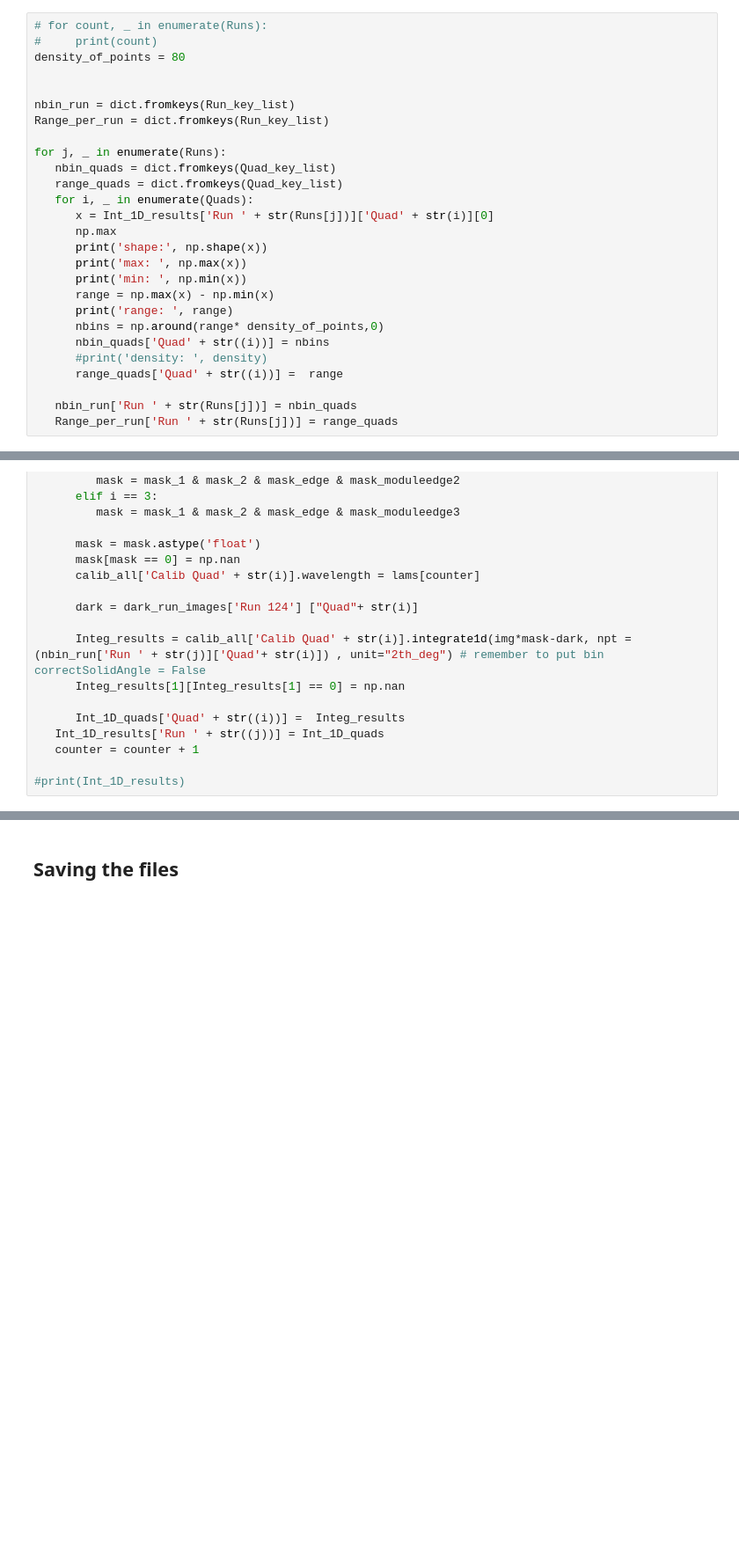
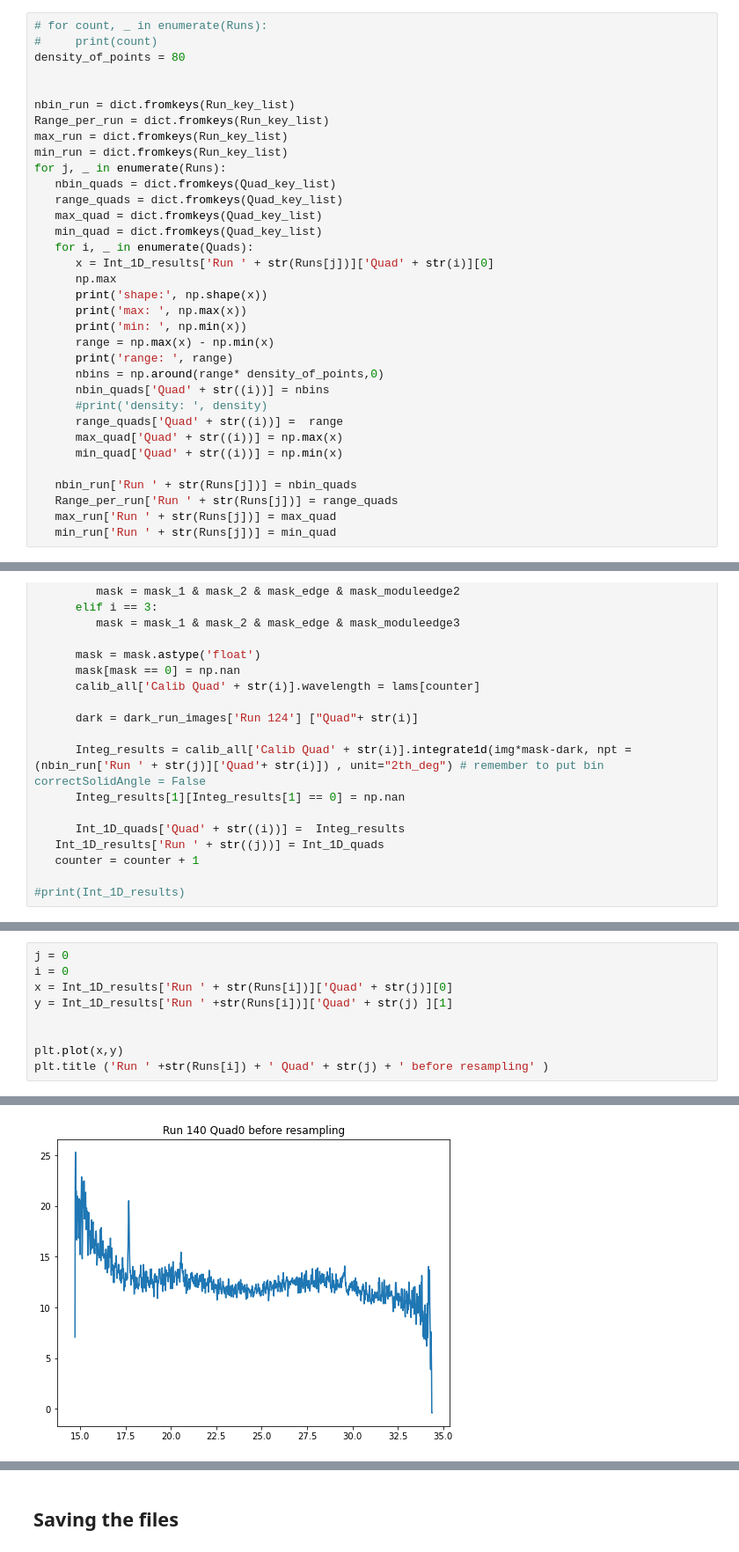
Before and after one commit to meeramadhavi/MEC_XRD_VISAR, a Jupyter notebook: Azimuthal_integration_Meera.ipynb, the cells around one changed output, grey strips where cells are left out. Shown at 88% size. Saved outputs shown, nothing was run; the diff lists cells and outputs as text; blank space fills up the shorter version.

```diff
--- a/Azimuthal_integration_Meera.ipynb
+++ b/Azimuthal_integration_Meera.ipynb
@@ -585,10 +592,13 @@ density_of_points = 80
 
 nbin_run = dict.fromkeys(Run_key_list)
 Range_per_run = dict.fromkeys(Run_key_list)
-
+max_run = dict.fromkeys(Run_key_list)
+min_run = dict.fromkeys(Run_key_list)
 for j, _ in enumerate(Runs):
    nbin_quads = dict.fromkeys(Quad_key_list)
    range_quads = dict.fromkeys(Quad_key_list)
+   max_quad = dict.fromkeys(Quad_key_list)
+   min_quad = dict.fromkeys(Quad_key_list)
    for i, _ in enumerate(Quads):
       x = Int_1D_results['Run ' + str(Runs[j])]['Quad' + str(i)][0]
       np.max
@@ -601,9 +611,13 @@ for j, _ in enumerate(Runs):
       nbin_quads['Quad' + str((i))] = nbins
       #print('density: ', density)
       range_quads['Quad' + str((i))] =  range
+      max_quad['Quad' + str((i))] = np.max(x)
+      min_quad['Quad' + str((i))] = np.min(x)
 
    nbin_run['Run ' + str(Runs[j])] = nbin_quads
    Range_per_run['Run ' + str(Runs[j])] = range_quads
+   max_run['Run ' + str(Runs[j])] = max_quad
+   min_run['Run ' + str(Runs[j])] = min_quad
 # %% [output]
 shape: (5000,)
 max:  35.36610214807028
@@ -715,0 +738,10 @@ for j in Runs:
+# %%
+j = 0
+i = 0
+x = Int_1D_results['Run ' + str(Runs[i])]['Quad' + str(j)][0]
+y = Int_1D_results['Run ' +str(Runs[i])]['Quad' + str(j) ][1]
+
+
+plt.plot(x,y)
+plt.title ('Run ' +str(Runs[i]) + ' Quad' + str(j) + ' before resampling' )
+# %% [output]
@@ -715,0 +749 @@ for j in Runs:
+[figure, added]
```
Also changed, not shown: parts of 12 cells of this notebook.
